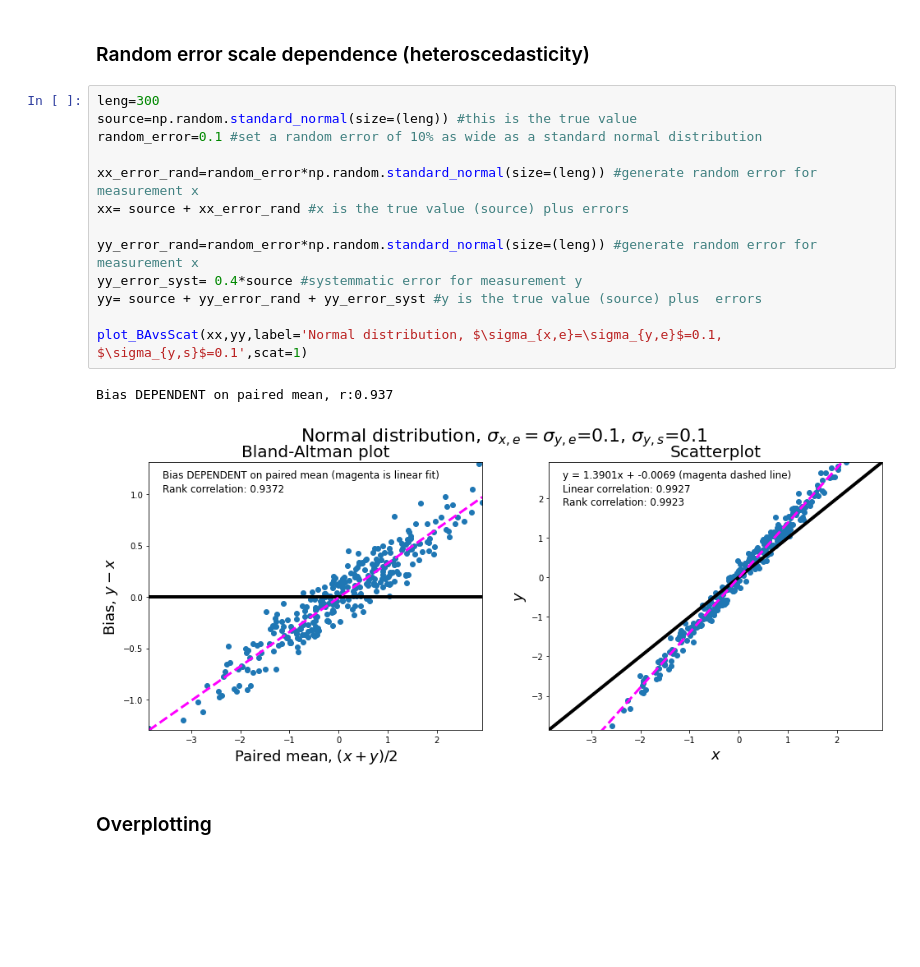
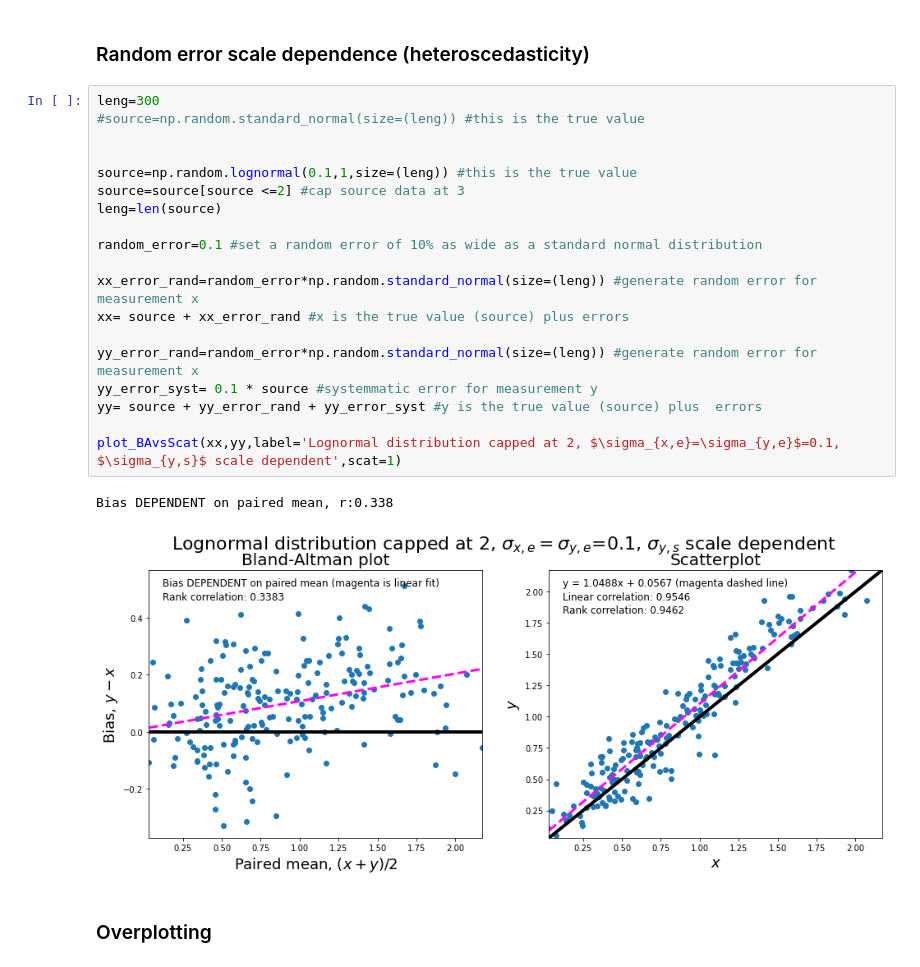
Before and after one commit to knobelsp/BlandAltman, a Jupyter notebook: BlandAltman.ipynb, the cells around one changed output. Cells and saved outputs as stored; diff of their text form; blank space fills up the shorter version.

```diff
--- a/BlandAltman.ipynb
+++ b/BlandAltman.ipynb
@@ -341,20 +341,26 @@ The examples we've investigated so far have been linear and systemmatic errors d
 ### Random error scale dependence (heteroscedasticity)
 # %%
 leng=300
-source=np.random.standard_normal(size=(leng)) #this is the true value
+#source=np.random.standard_normal(size=(leng)) #this is the true value
+
+
+source=np.random.lognormal(0.1,1,size=(leng)) #this is the true value
+source=source[source <=2] #cap source data at 3
+leng=len(source)
+
 random_error=0.1 #set a random error of 10% as wide as a standard normal distribution
 
 xx_error_rand=random_error*np.random.standard_normal(size=(leng)) #generate random error for measurement x
 xx= source + xx_error_rand #x is the true value (source) plus errors
 
 yy_error_rand=random_error*np.random.standard_normal(size=(leng)) #generate random error for measurement x
-yy_error_syst= 0.4*source #systemmatic error for measurement y
+yy_error_syst= 0.1 * source #systemmatic error for measurement y
 yy= source + yy_error_rand + yy_error_syst #y is the true value (source) plus  errors
 
-plot_BAvsScat(xx,yy,label='Normal distribution, $\sigma_{x,e}=\sigma_{y,e}$=0.1, $\sigma_{y,s}$=0.1',scat=1)
+plot_BAvsScat(xx,yy,label='Lognormal distribution capped at 2, $\sigma_{x,e}=\sigma_{y,e}$=0.1, $\sigma_{y,s}$ scale dependent',scat=1)
 # %% [output]
-Bias DEPENDENT on paired mean, r:0.937
+Bias DEPENDENT on paired mean, r:0.338
-[figure, old version]
+[figure, new version]
 # %% [markdown]
 ### Overplotting
 # %% [markdown]
```
